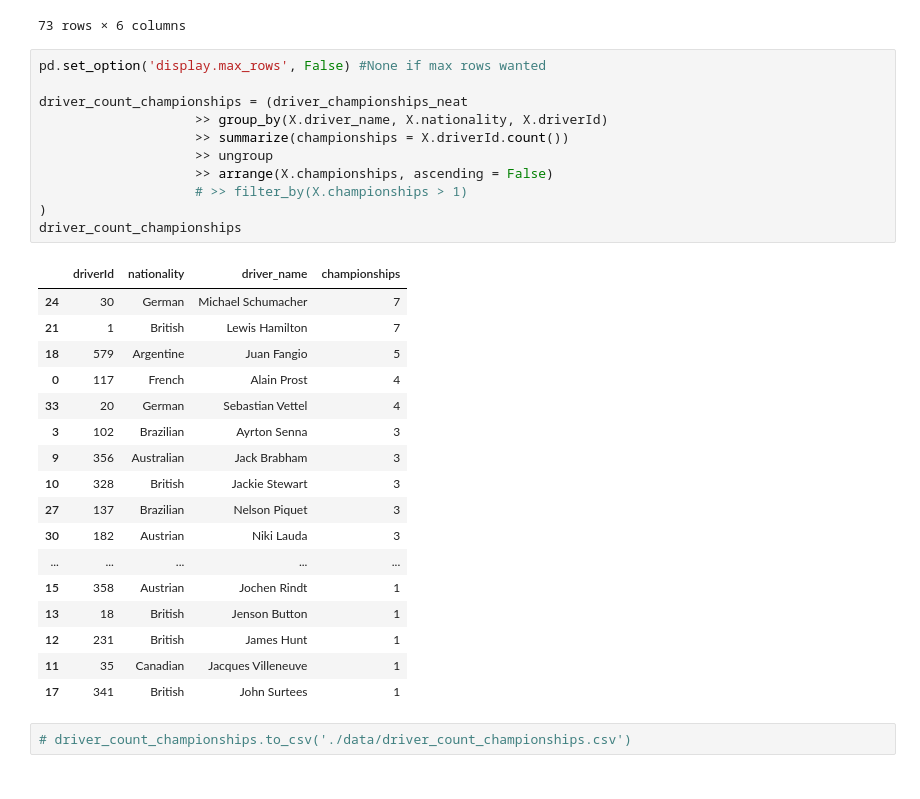
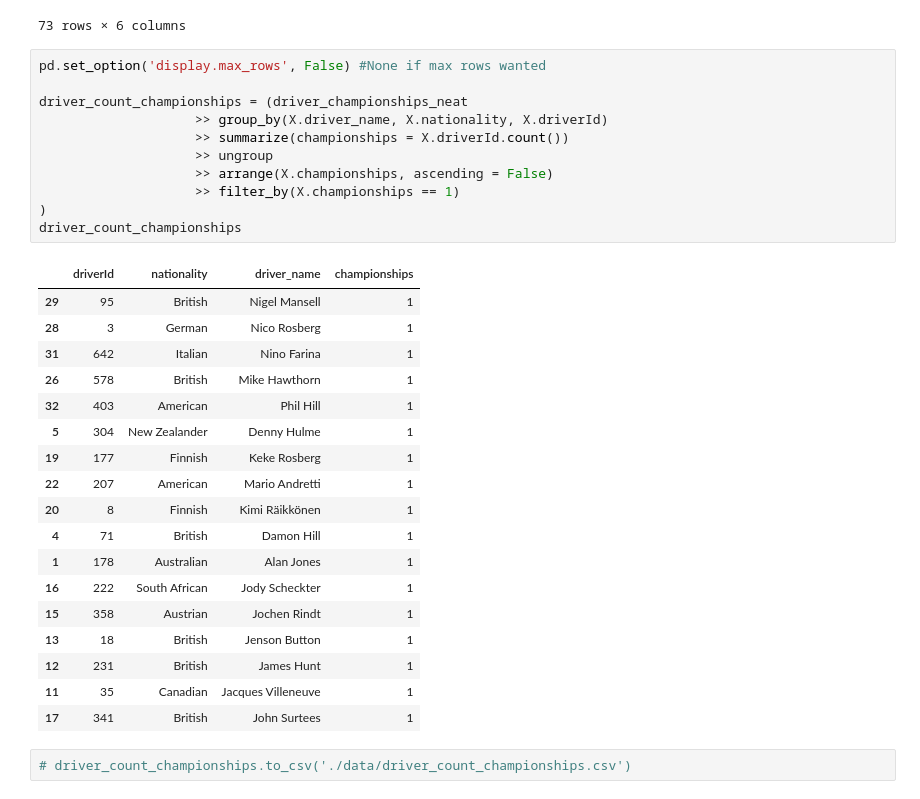
Before and after one commit to mclellanw00/capstone, a Jupyter notebook: F1Data.ipynb, the cells around one changed output. Drawn from its saved outputs; the diff is of its cells as text.

```diff
--- a/F1Data.ipynb
+++ b/F1Data.ipynb
@@ -480,27 +480,28 @@ driver_championships_neat
 # %%
 pd.set_option('display.max_rows', False) #None if max rows wanted
 
 driver_count_championships = (driver_championships_neat
                     >> group_by(X.driver_name, X.nationality, X.driverId)
                     >> summarize(championships = X.driverId.count())
                     >> ungroup
                     >> arrange(X.championships, ascending = False)
-                    # >> filter_by(X.championships > 1)
+                    >> filter_by(X.championships == 1)
 )
 driver_count_championships
 # %% [output]
 |  | driverId | nationality | driver_name | championships |
-| 24 | 30 | German | Michael Schumacher | 7 |
-| 21 | 1 | British | Lewis Hamilton | 7 |
-| 18 | 579 | Argentine | Juan Fangio | 5 |
-| 0 | 117 | French | Alain Prost | 4 |
-| 33 | 20 | German | Sebastian Vettel | 4 |
-| 3 | 102 | Brazilian | Ayrton Senna | 3 |
-| 9 | 356 | Australian | Jack Brabham | 3 |
-| 10 | 328 | British | Jackie Stewart | 3 |
-| 27 | 137 | Brazilian | Nelson Piquet | 3 |
-| 30 | 182 | Austrian | Niki Lauda | 3 |
-| ... | ... | ... | ... | ... |
+| 29 | 95 | British | Nigel Mansell | 1 |
+| 28 | 3 | German | Nico Rosberg | 1 |
+| 31 | 642 | Italian | Nino Farina | 1 |
+| 26 | 578 | British | Mike Hawthorn | 1 |
+| 32 | 403 | American | Phil Hill | 1 |
+| 5 | 304 | New Zealander | Denny Hulme | 1 |
+| 19 | 177 | Finnish | Keke Rosberg | 1 |
+| 22 | 207 | American | Mario Andretti | 1 |
+| 20 | 8 | Finnish | Kimi Räikkönen | 1 |
+| 4 | 71 | British | Damon Hill | 1 |
+| 1 | 178 | Australian | Alan Jones | 1 |
+| 16 | 222 | South African | Jody Scheckter | 1 |
 | 15 | 358 | Austrian | Jochen Rindt | 1 |
 | 13 | 18 | British | Jenson Button | 1 |
 | 12 | 231 | British | James Hunt | 1 |
```
Also changed, not shown: parts of 1 cell of this notebook.
